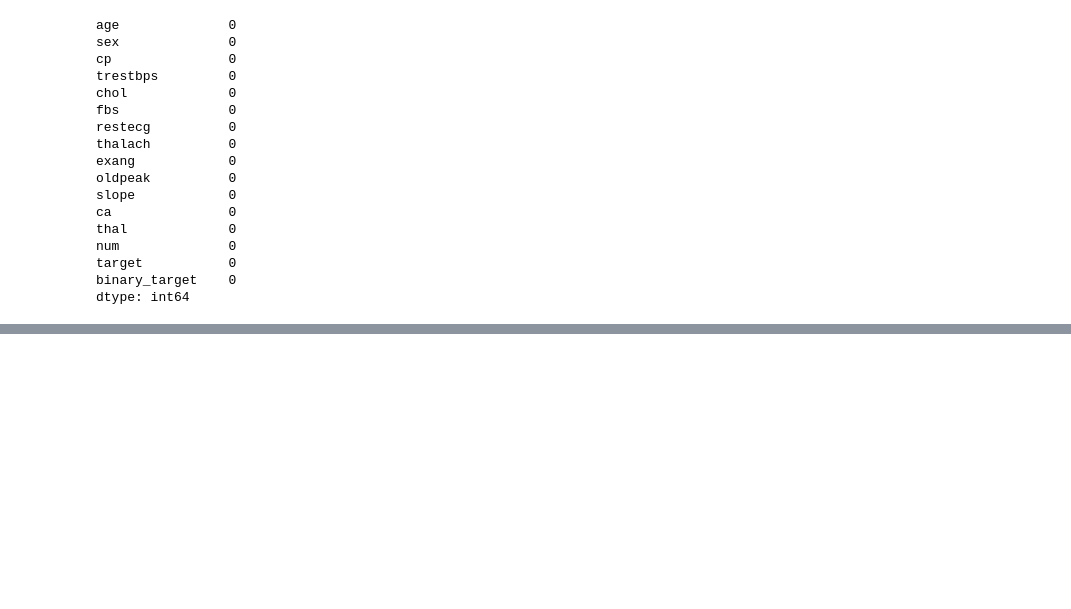
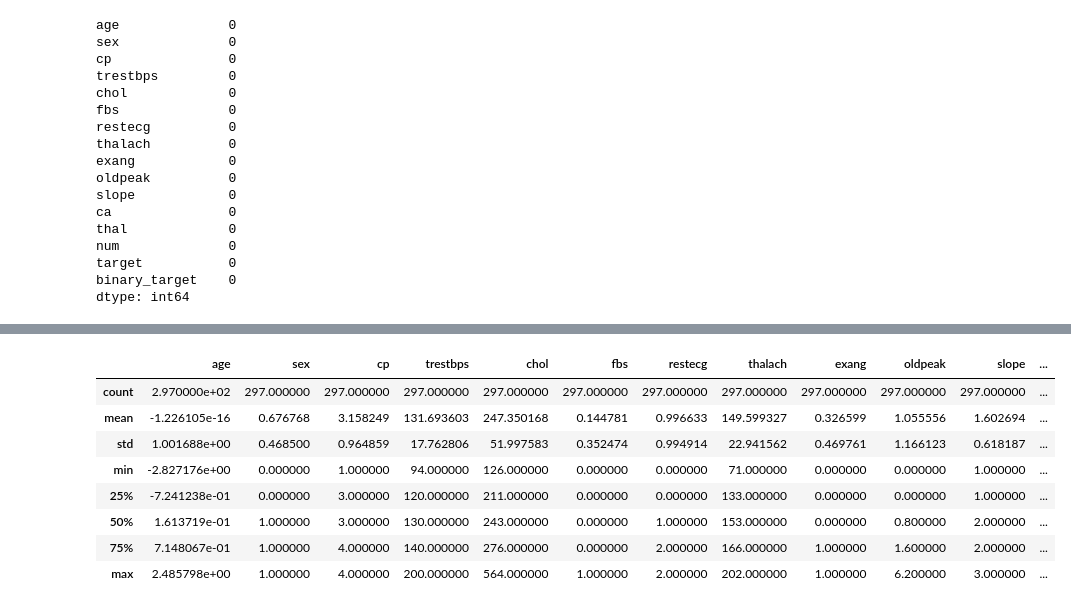
Before and after one commit to prem-poudel/ml-portfolio-react-django, a Jupyter notebook: backend/notebooks/disease_pred_training.ipynb, the cells around one changed output, grey strips where cells are left out. Saved outputs shown, nothing was run; the diff lists cells and outputs as text; code cells hidden in the pictures; blank space fills up the shorter version.

```diff
--- a/backend/notebooks/disease_pred_training.ipynb
+++ b/backend/notebooks/disease_pred_training.ipynb
@@ -136,0 +211,12 @@ num = ['age', 'trestbps', 'chol', 'thalach', 'oldpeak','ca']
+# %%
+df_scaled.describe()
+# %% [output]
+|  | age | sex | cp | trestbps | chol | fbs | restecg | thalach | exang | oldpeak | slope | ... |
+| count | 2.970000e+02 | 297.000000 | 297.000000 | 297.000000 | 297.000000 | 297.000000 | 297.000000 | 297.000000 | 297.000000 | 297.000000 | 297.000000 | ... |
+| mean | -1.226105e-16 | 0.676768 | 3.158249 | 131.693603 | 247.350168 | 0.144781 | 0.996633 | 149.599327 | 0.326599 | 1.055556 | 1.602694 | ... |
+| std | 1.001688e+00 | 0.468500 | 0.964859 | 17.762806 | 51.997583 | 0.352474 | 0.994914 | 22.941562 | 0.469761 | 1.166123 | 0.618187 | ... |
+| min | -2.827176e+00 | 0.000000 | 1.000000 | 94.000000 | 126.000000 | 0.000000 | 0.000000 | 71.000000 | 0.000000 | 0.000000 | 1.000000 | ... |
+| 25% | -7.241238e-01 | 0.000000 | 3.000000 | 120.000000 | 211.000000 | 0.000000 | 0.000000 | 133.000000 | 0.000000 | 0.000000 | 1.000000 | ... |
+| 50% | 1.613719e-01 | 1.000000 | 3.000000 | 130.000000 | 243.000000 | 0.000000 | 1.000000 | 153.000000 | 0.000000 | 0.800000 | 2.000000 | ... |
+| 75% | 7.148067e-01 | 1.000000 | 4.000000 | 140.000000 | 276.000000 | 0.000000 | 2.000000 | 166.000000 | 1.000000 | 1.600000 | 2.000000 | ... |
+| max | 2.485798e+00 | 1.000000 | 4.000000 | 200.000000 | 564.000000 | 1.000000 | 2.000000 | 202.000000 | 1.000000 | 6.200000 | 3.000000 | ... |
```
Also changed, not shown: parts of 12 cells of this notebook.
